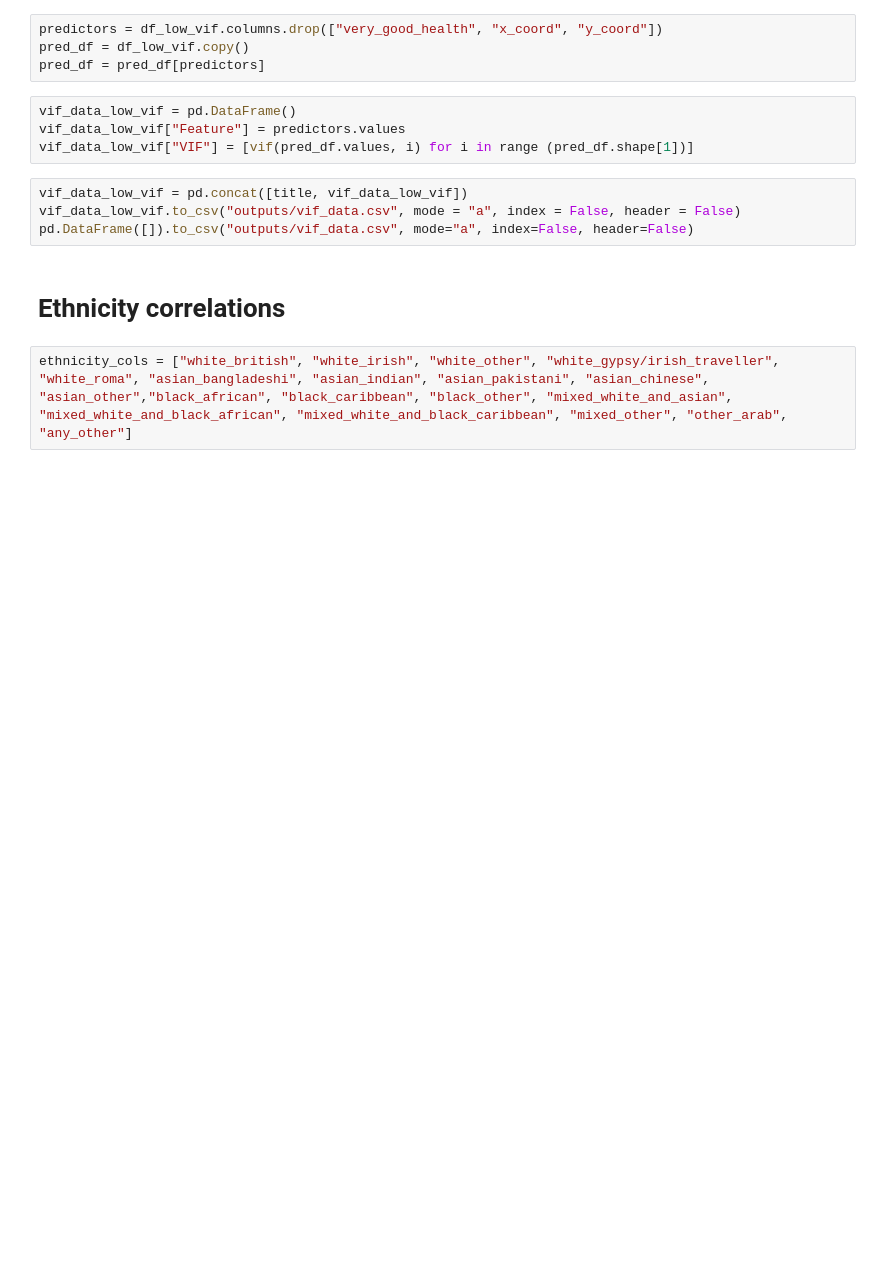
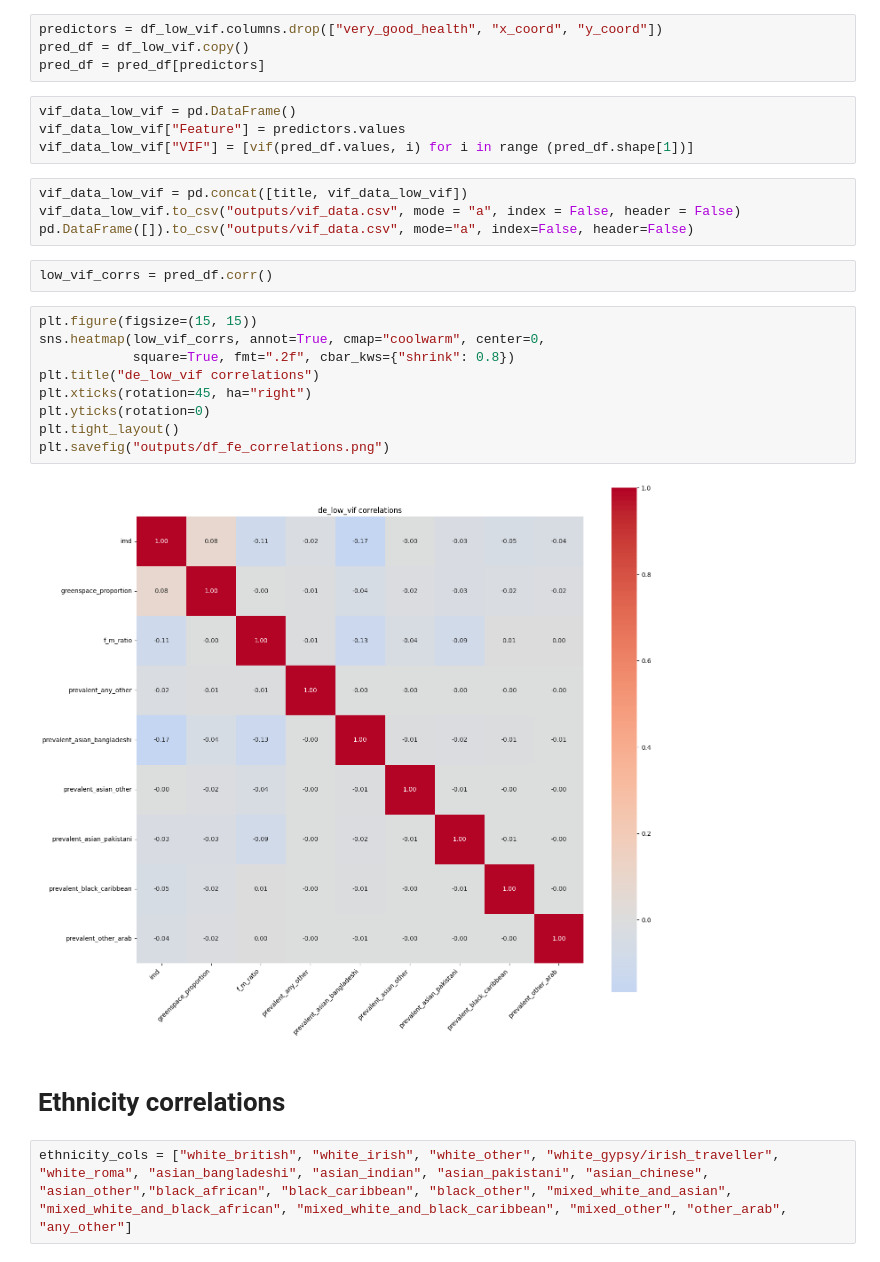
Before and after one commit to NathanDean/greenspace, a Jupyter notebook: 05_collinearity_analysis.ipynb, the cells around one changed output. Drawn from its saved outputs; the diff is of its cells as text; blank space fills up the shorter version.

```diff
--- a/05_collinearity_analysis.ipynb
+++ b/05_collinearity_analysis.ipynb
@@ -106,6 +106,19 @@ vif_data_low_vif["VIF"] = [vif(pred_df.values, i) for i in range (pred_df.shape[
 vif_data_low_vif = pd.concat([title, vif_data_low_vif])
 vif_data_low_vif.to_csv("outputs/vif_data.csv", mode = "a", index = False, header = False)
 pd.DataFrame([]).to_csv("outputs/vif_data.csv", mode="a", index=False, header=False)
+# %%
+low_vif_corrs = pred_df.corr()
+# %%
+plt.figure(figsize=(15, 15))
+sns.heatmap(low_vif_corrs, annot=True, cmap="coolwarm", center=0,
+            square=True, fmt=".2f", cbar_kws={"shrink": 0.8})
+plt.title("de_low_vif correlations")
+plt.xticks(rotation=45, ha="right")
+plt.yticks(rotation=0)
+plt.tight_layout()
+plt.savefig("outputs/df_fe_correlations.png")
+# %% [output]
+[figure, added]
 # %% [markdown]
 # Ethnicity correlations
 # %%
```
Also changed, not shown: parts of 5 cells of this notebook, 11 other files.
